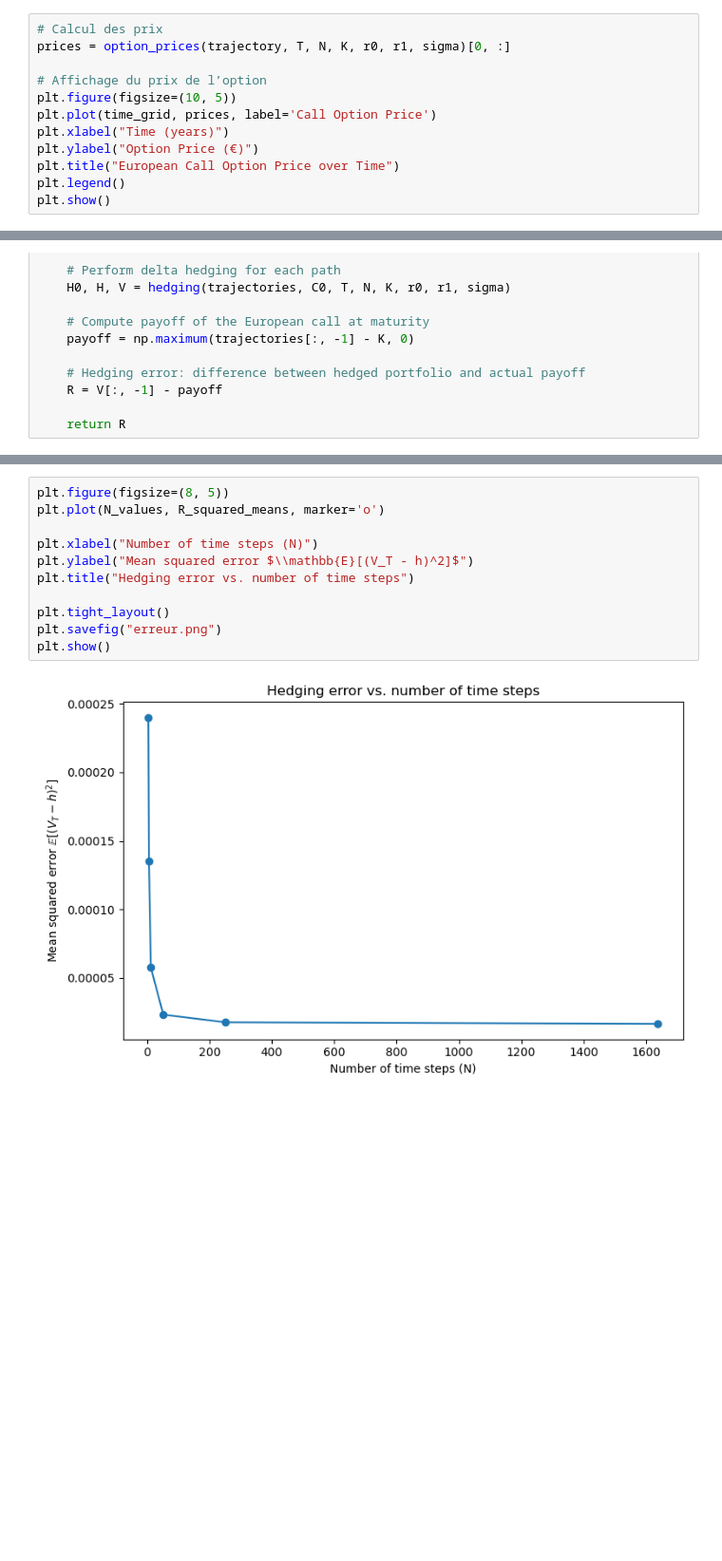
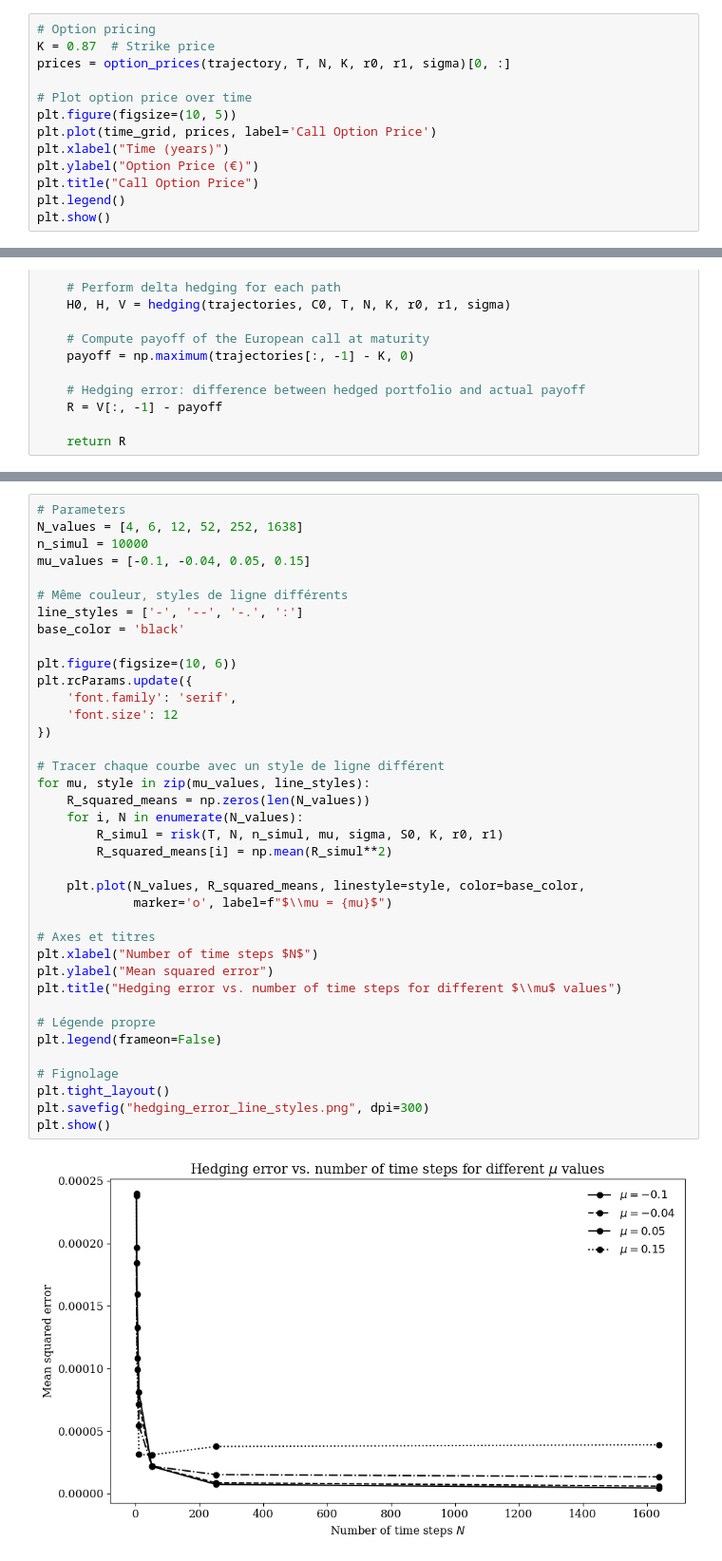
Before and after one commit to maxence2508/options-sur-devises, a Jupyter notebook: options-sur-devises.ipynb, the cells around one changed output, grey strips where cells are left out. Shown at 95% size. Cells and saved outputs as stored; diff of their text form; blank space fills up the shorter version.

Commit message:
ajout + de simulations, + de graphes et commentaires en anglais

```diff
--- a/options-sur-devises.ipynb
+++ b/options-sur-devises.ipynb
@@ -133,15 +133,16 @@ def option_prices(trajectories, T, N, K, r0, r1, sigma):
 
     return p
 # %%
-# Calcul des prix
+# Option pricing
+K = 0.87  # Strike price
 prices = option_prices(trajectory, T, N, K, r0, r1, sigma)[0, :]
 
-# Affichage du prix de l’option
+# Plot option price over time
 plt.figure(figsize=(10, 5))
 plt.plot(time_grid, prices, label='Call Option Price')
 plt.xlabel("Time (years)")
 plt.ylabel("Option Price (€)")
-plt.title("European Call Option Price over Time")
+plt.title("Call Option Price")
 plt.legend()
 plt.show()
 # %% [output]
@@ -308,14 +300,41 @@ for i, N in enumerate(N_values):
 # %%
-plt.figure(figsize=(8, 5))
-plt.plot(N_values, R_squared_means, marker='o')
+# Parameters
+N_values = [4, 6, 12, 52, 252, 1638]
+n_simul = 10000
+mu_values = [-0.1, -0.04, 0.05, 0.15]
 
-plt.xlabel("Number of time steps (N)")
-plt.ylabel("Mean squared error $\\mathbb{E}[(V_T - h)^2]$")
-plt.title("Hedging error vs. number of time steps")
+# Même couleur, styles de ligne différents
+line_styles = ['-', '--', '-.', ':']
+base_color = 'black'
 
+plt.figure(figsize=(10, 6))
+plt.rcParams.update({
+    'font.family': 'serif',
+    'font.size': 12
+})
+
+# Tracer chaque courbe avec un style de ligne différent
+for mu, style in zip(mu_values, line_styles):
+    R_squared_means = np.zeros(len(N_values))
+    for i, N in enumerate(N_values):
+        R_simul = risk(T, N, n_simul, mu, sigma, S0, K, r0, r1)
+        R_squared_means[i] = np.mean(R_simul**2)
+
+    plt.plot(N_values, R_squared_means, linestyle=style, color=base_color,
+             marker='o', label=f"$\\mu = {mu}$")
+
+# Axes et titres
+plt.xlabel("Number of time steps $N$")
+plt.ylabel("Mean squared error")
+plt.title("Hedging error vs. number of time steps for different $\\mu$ values")
+
+# Légende propre
+plt.legend(frameon=False)
+
+# Fignolage
 plt.tight_layout()
-plt.savefig("erreur.png")
+plt.savefig("hedging_error_line_styles.png", dpi=300)
 plt.show()
 # %% [output]
-[figure, old version]
+[figure, new version]
 # %%
```
Also changed, not shown: parts of 8 cells of this notebook, 9 other files.
